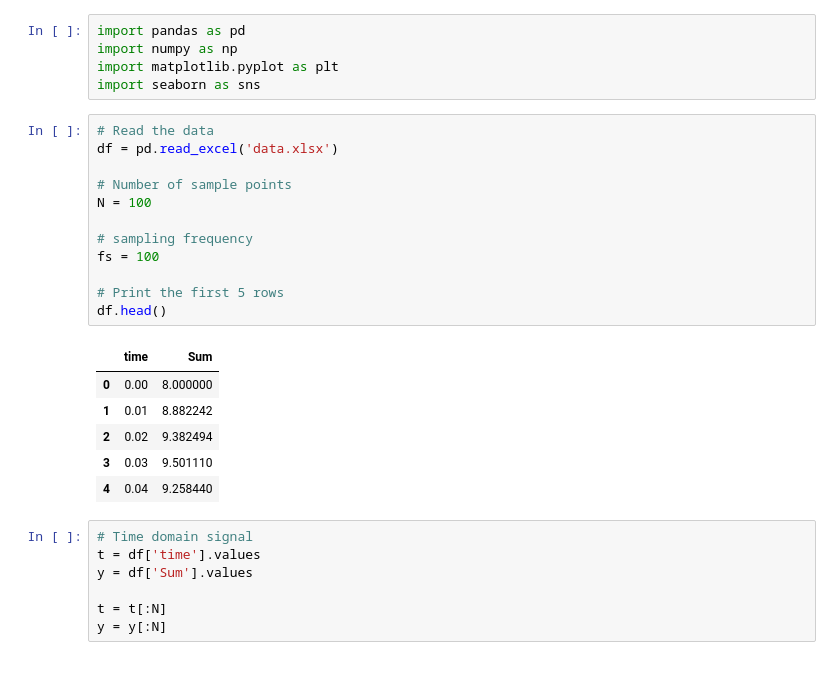
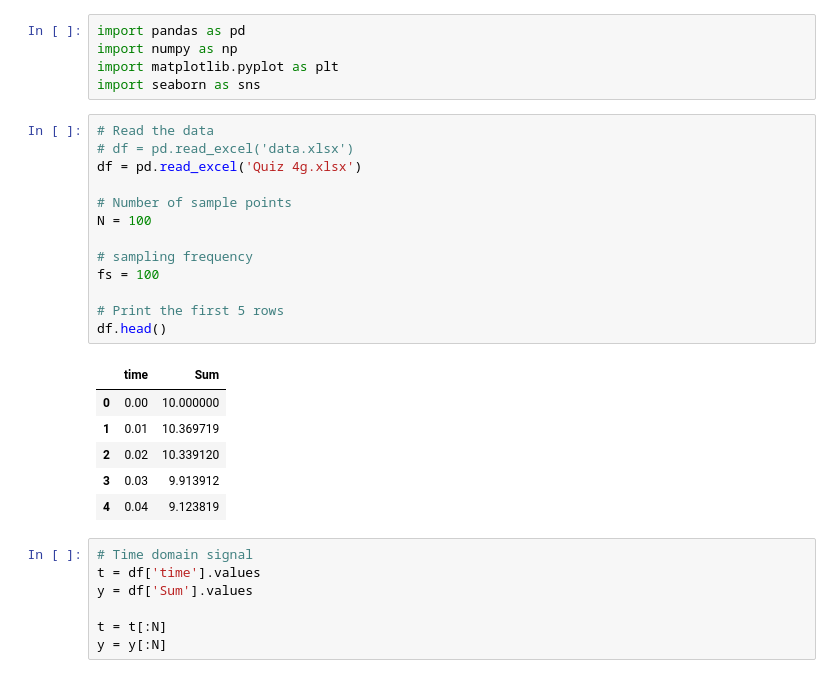
Before and after one commit to AKKatung159/City-webpage, a Jupyter notebook: 4G/4G.ipynb, the cells around one changed output. Drawn from its saved outputs; the diff is of its cells as text.

```diff
--- a/4G/4G.ipynb
+++ b/4G/4G.ipynb
@@ -5,23 +5,24 @@ import matplotlib.pyplot as plt
 import seaborn as sns
 # %%
 # Read the data
-df = pd.read_excel('data.xlsx')
+# df = pd.read_excel('data.xlsx')
+df = pd.read_excel('Quiz 4g.xlsx')
 
 # Number of sample points
 N = 100
 
 # sampling frequency
 fs = 100
 
 # Print the first 5 rows
 df.head()
 # %% [output]
 |  | time | Sum |
-| 0 | 0.00 | 8.000000 |
-| 1 | 0.01 | 8.882242 |
-| 2 | 0.02 | 9.382494 |
-| 3 | 0.03 | 9.501110 |
-| 4 | 0.04 | 9.258440 |
+| 0 | 0.00 | 10.000000 |
+| 1 | 0.01 | 10.369719 |
+| 2 | 0.02 | 10.339120 |
+| 3 | 0.03 | 9.913912 |
+| 4 | 0.04 | 9.123819 |
 # %%
 # Time domain signal
 t = df['time'].values
```
Also changed, not shown: parts of 5 cells of this notebook, 5 other files.
